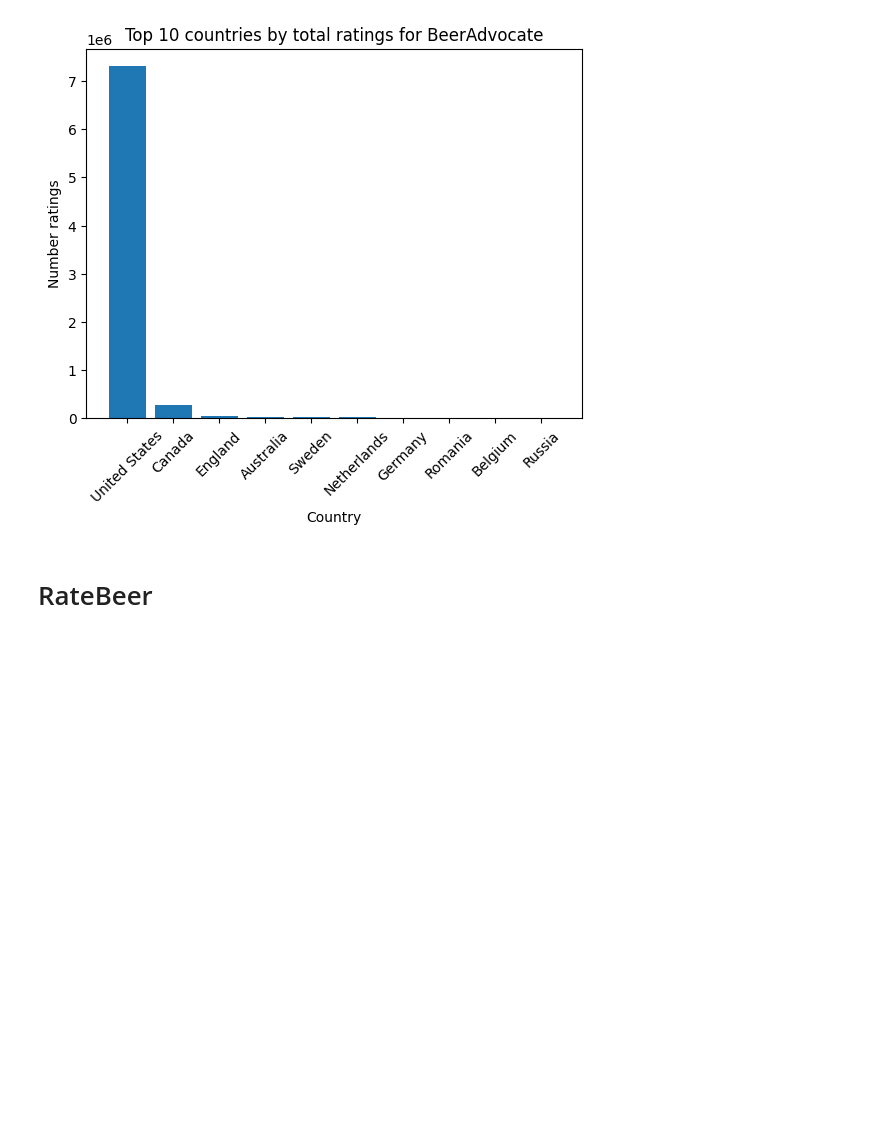
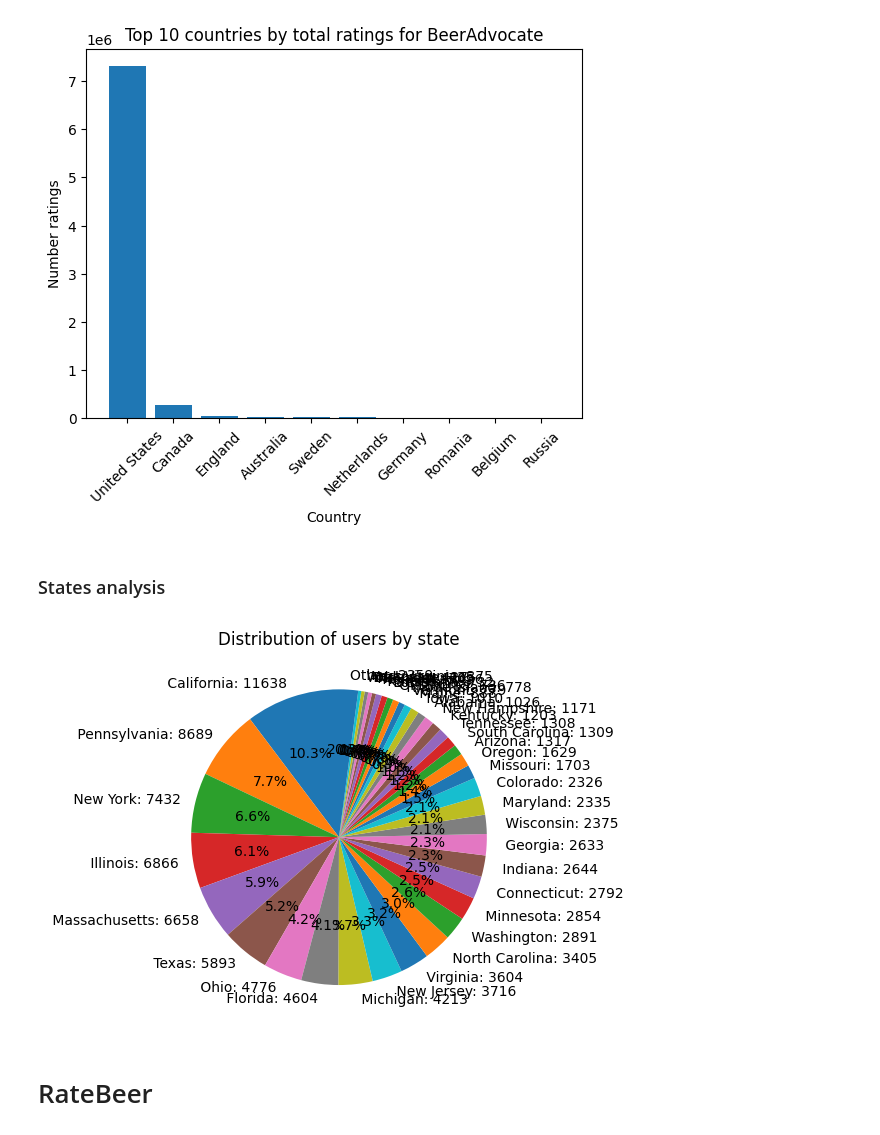
Before and after one commit to epfl-ada/ada-2024-project-databrewers, a Jupyter notebook: pauline.ipynb, the cells around one changed output. Saved outputs shown, nothing was run; the diff lists cells and outputs as text; code cells hidden in the pictures; blank space fills up the shorter version.

Commit message:
state analysis

```diff
--- a/pauline.ipynb
+++ b/pauline.ipynb
@@ -260,6 +260,24 @@ plt.xticks(rotation=45)
 plt.show()
 # %% [output]
 [figure]
+# %% [markdown]
+### States analysis
+# %%
+# keep only the states
+users_ba['states'] = users_ba['location'].str.split(',').str[1]
+
+top_states = users_ba['states'].value_counts().nlargest(40)
+other_states_count = users_ba['states'].value_counts().sum() - top_states.sum()
+top_states = pd.concat([top_states, pd.Series({'Other': other_states_count})])
+
+state_labels = [f"{state}: {count}" for state, count in zip(top_states.index, top_states)]
+
+top_states.plot(kind='pie', labels=state_labels, autopct='%1.1f%%', startangle=90)
+plt.title('Distribution of users by state')
+plt.ylabel('')
+plt.show()
+# %% [output]
+[figure, added]
 # %% [markdown]
 # RateBeer
 # %% [markdown]
```
Also changed, not shown: parts of 6 cells of this notebook.
